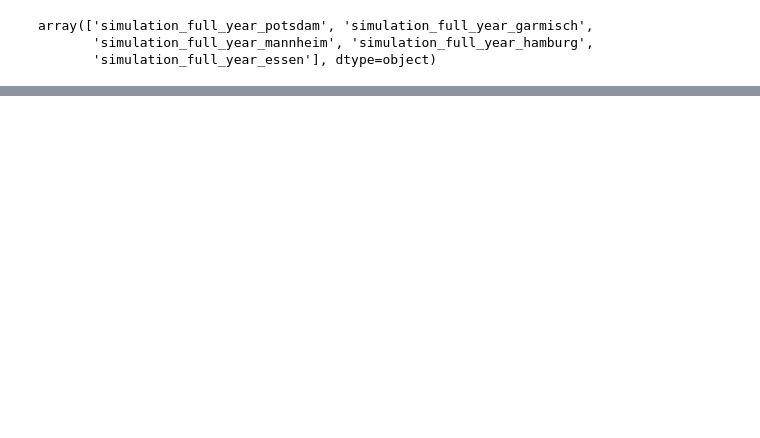
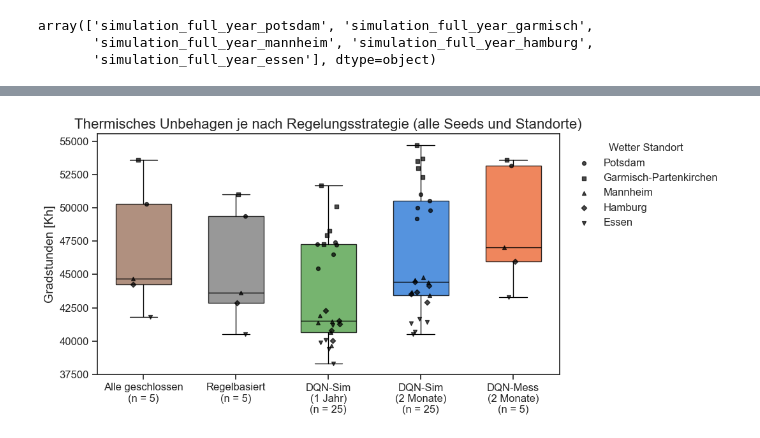
Before and after one commit to ClLuisa/DTFS, a Jupyter notebook: visualization_test_year.ipynb, the cells around one changed output, grey strips where cells are left out. Drawn from its saved outputs; the diff is of its cells as text; code cells hidden in the pictures; blank space fills up the shorter version.

```diff
--- a/visualization_test_year.ipynb
+++ b/visualization_test_year.ipynb
@@ -988,9 +452,0 @@ training_metrics = pd.concat(training_frames, ignore_index=True)
-# %%
-sns.set_theme(style="ticks")
-
-g = sns.jointplot(
-    data=training_metrics,
-    x="irradiation", y="ambient_temp", hue="source",
-    kind="kde",
-)
-g.set_axis_labels("Radiation on facade [W/m²]", "Dry-bulb temperature [°C]")
@@ -1034,0 +453,43 @@ fig.tight_layout()
+# %%
+# one total discomfort value (Kh) per run (source, seed, test_phase)
+discomfort_per_run = (
+    all_data.assign(total_discomfort=all_data["overheating"] + all_data["undercooling"])
+    .groupby(["source", "seed", "test_phase"], dropna=False)["total_discomfort"].sum() / 6
+).rename("Discomfort Kh").reset_index()
+
+# keep order of SOURCES_TO_COMPARE and drop sources without data
+sources = [s for s in SOURCES_TO_COMPARE if s in discomfort_per_run["source"].unique()]
+
+# alle Läufe (Seeds × Standorte) je Strategie
+box_data = [discomfort_per_run.loc[discomfort_per_run["source"] == s, "Discomfort Kh"].values for s in sources]
+labels = [f"{name_to_short_label.get(s, s)}\n(n = {len(v)})" for s, v in zip(sources, box_data)]
+
+# plot
+fig, ax = plt.subplots(figsize=(11, 5))
+bp = ax.boxplot(box_data, patch_artist=True, widths=0.6, tick_labels=labels, whis=(0, 100))
+
+for patch, source in zip(bp["boxes"], sources):
+    patch.set_facecolor(strategy_color(source))
+    patch.set_alpha(0.8)
+for median in bp["medians"]:
+    median.set_color("black")
+
+# overlay the individual runs, eine Markerform je Standort (leicht horizontal verteilt)
+PHASE_MARKERS = dict(zip(ALL_TEST_PHASES, ["o", "s", "^", "D", "v", "P", "X"]))
+rng = np.random.default_rng(0)
+for i, source in enumerate(sources, start=1):
+    runs = discomfort_per_run[discomfort_per_run["source"] == source]
+    for phase, marker in PHASE_MARKERS.items():
+        values = runs.loc[runs["test_phase"] == phase, "Discomfort Kh"].values
+        ax.scatter(i + rng.uniform(-0.12, 0.12, len(values)), values, marker=marker,
+                   color="black", s=18, alpha=0.7, zorder=3,
+                   label=name_to_short_label.get(phase, phase) if i == 1 else None)
+ax.legend(title="Wetter Standort", loc="upper left", bbox_to_anchor=(1.01, 1), frameon=False)
+
+ax.set_ylabel("Gradstunden [Kh]")
+ax.set_xlabel("")
+ax.set_title("Thermisches Unbehagen je nach Regelungsstrategie (alle Seeds und Standorte)")
+plt.tight_layout()
+plt.show()
+# %% [output]
+[figure, added]
```
Also changed, not shown: parts of 41 cells of this notebook, 2 other files.
